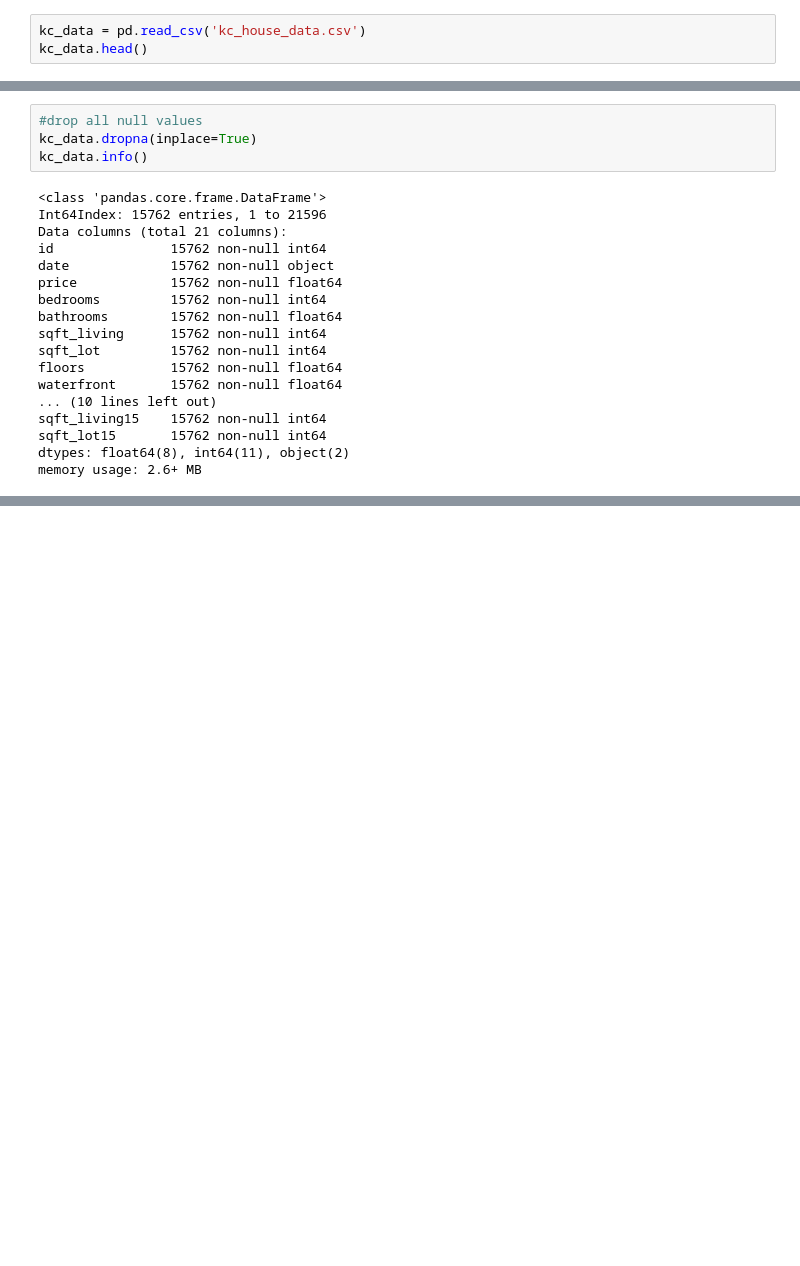
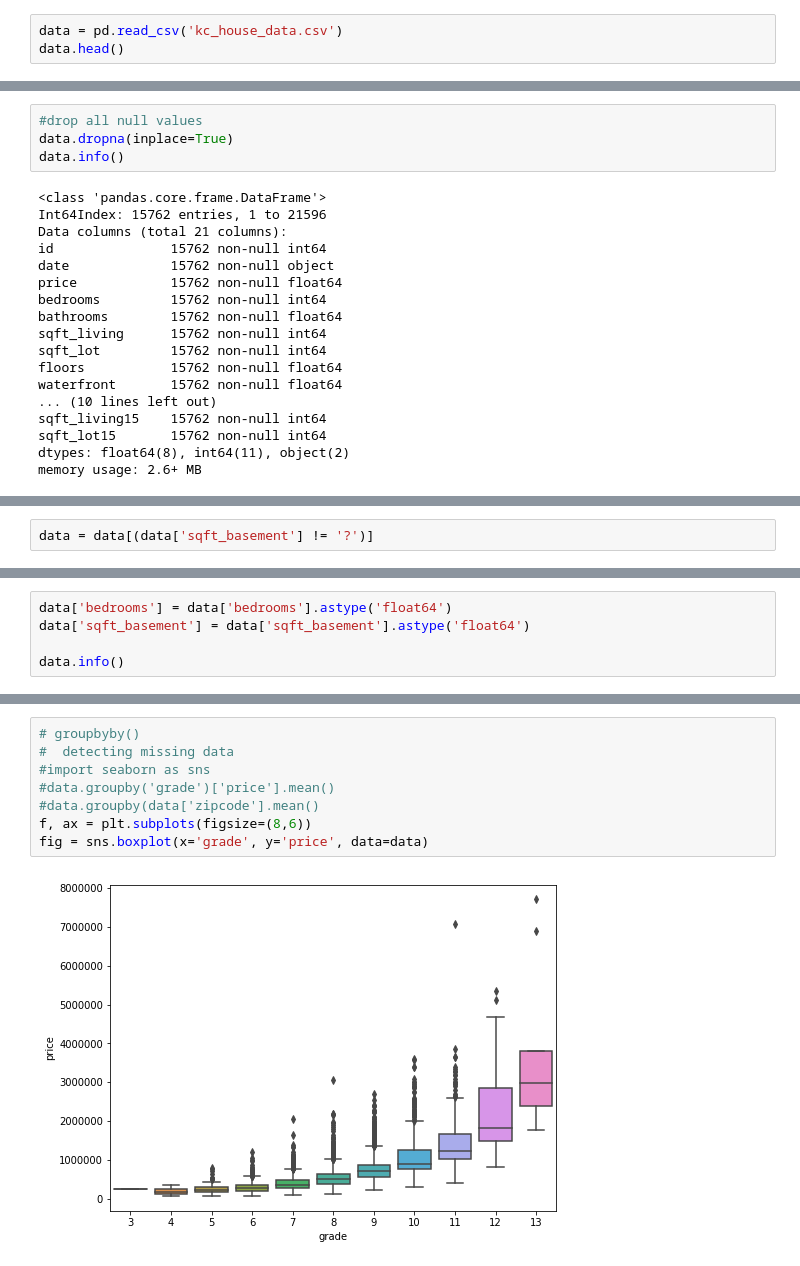
Before and after one commit to learn-co-students/london-ds-100719, a Jupyter notebook: mod_1/project/solution for kc_data Project.ipynb, the cells around one changed output, grey strips where cells are left out. Drawn from its saved outputs; the diff is of its cells as text; blank space fills up the shorter version.

```diff
--- a/mod_1/project/solution for kc_data Project.ipynb
+++ b/mod_1/project/solution for kc_data Project.ipynb
@@ -3,6 +7,6 @@ import pandas as pd
 # %%
-kc_data = pd.read_csv('kc_house_data.csv')
-kc_data.head()
+data = pd.read_csv('kc_house_data.csv')
+data.head()
 # %% [output]
 |  | id | date | price | bedrooms | bathrooms | sqft_living | sqft_lot | floors | waterfront | view | ... |
 | 0 | 7129300520 | 10/13/2014 | 221900.0 | 3 | 1.00 | 1180 | 5650 | 1.0 | NaN | 0.0 | ... |
@@ -82,8 +86,8 @@ sqft_lot15          0
 dtype: int64
 # %%
 #drop all null values
-kc_data.dropna(inplace=True)
-kc_data.info()
+data.dropna(inplace=True)
+data.info()
 # %% [output]
 <class 'pandas.core.frame.DataFrame'>
 Int64Index: 15762 entries, 1 to 21596
@@ -110,0 +151,2 @@ kc_data['yr_renovated'].unique()
+# %%
+data = data[(data['sqft_basement'] != '?')]
@@ -110,0 +173,5 @@ kc_data['yr_renovated'].unique()
+# %%
+data['bedrooms'] = data['bedrooms'].astype('float64')
+data['sqft_basement'] = data['sqft_basement'].astype('float64')
+
+data.info()
@@ -110,0 +196,10 @@ kc_data['yr_renovated'].unique()
+# %%
+# groupbyby()
+#  detecting missing data
+#import seaborn as sns
+#data.groupby('grade')['price'].mean()
+#data.groupby(data['zipcode'].mean()
+f, ax = plt.subplots(figsize=(8,6))
+fig = sns.boxplot(x='grade', y='price', data=data)
+# %% [output]
+[figure, added]
```
Also changed, not shown: parts of 24 cells of this notebook, 43 other files.
